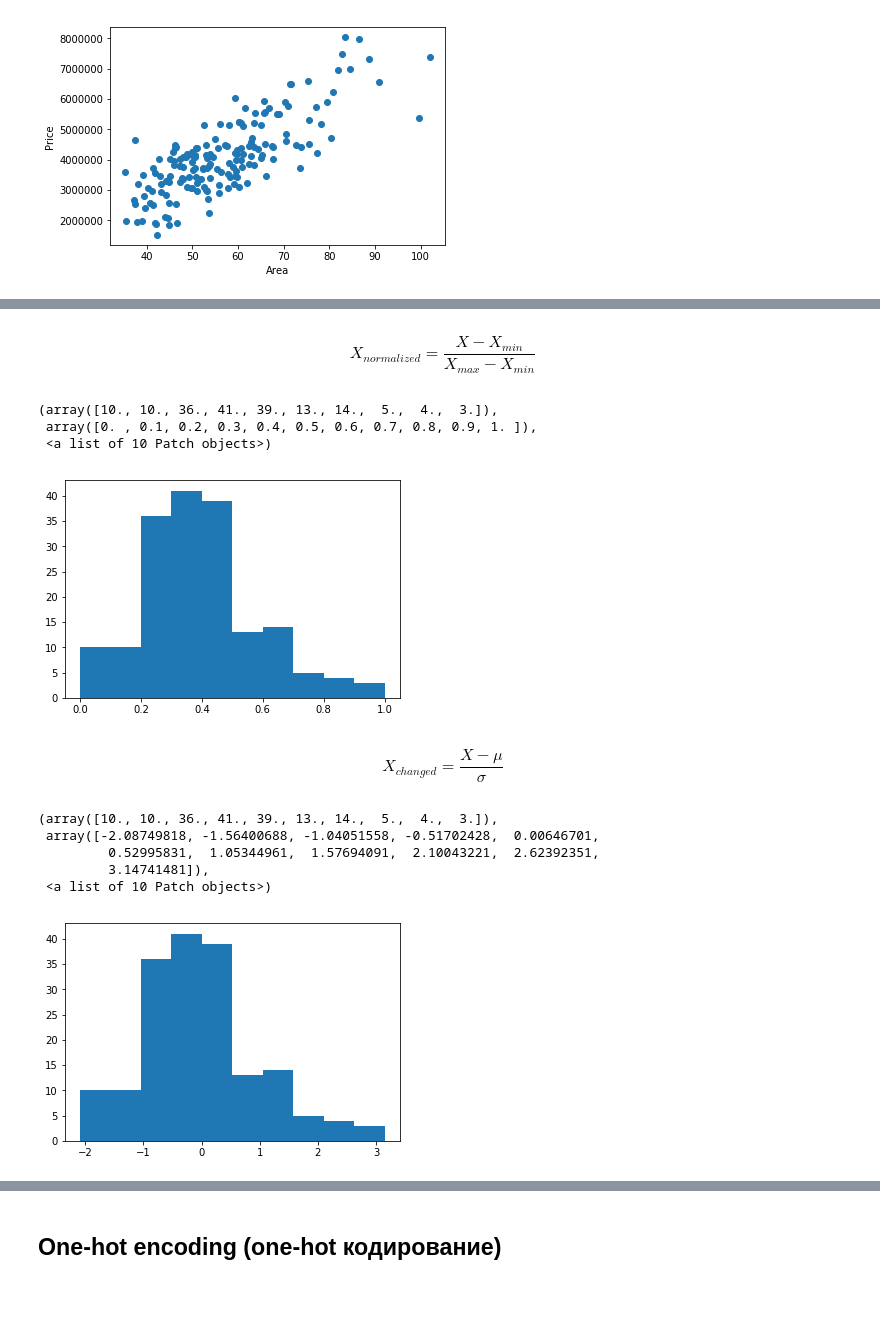
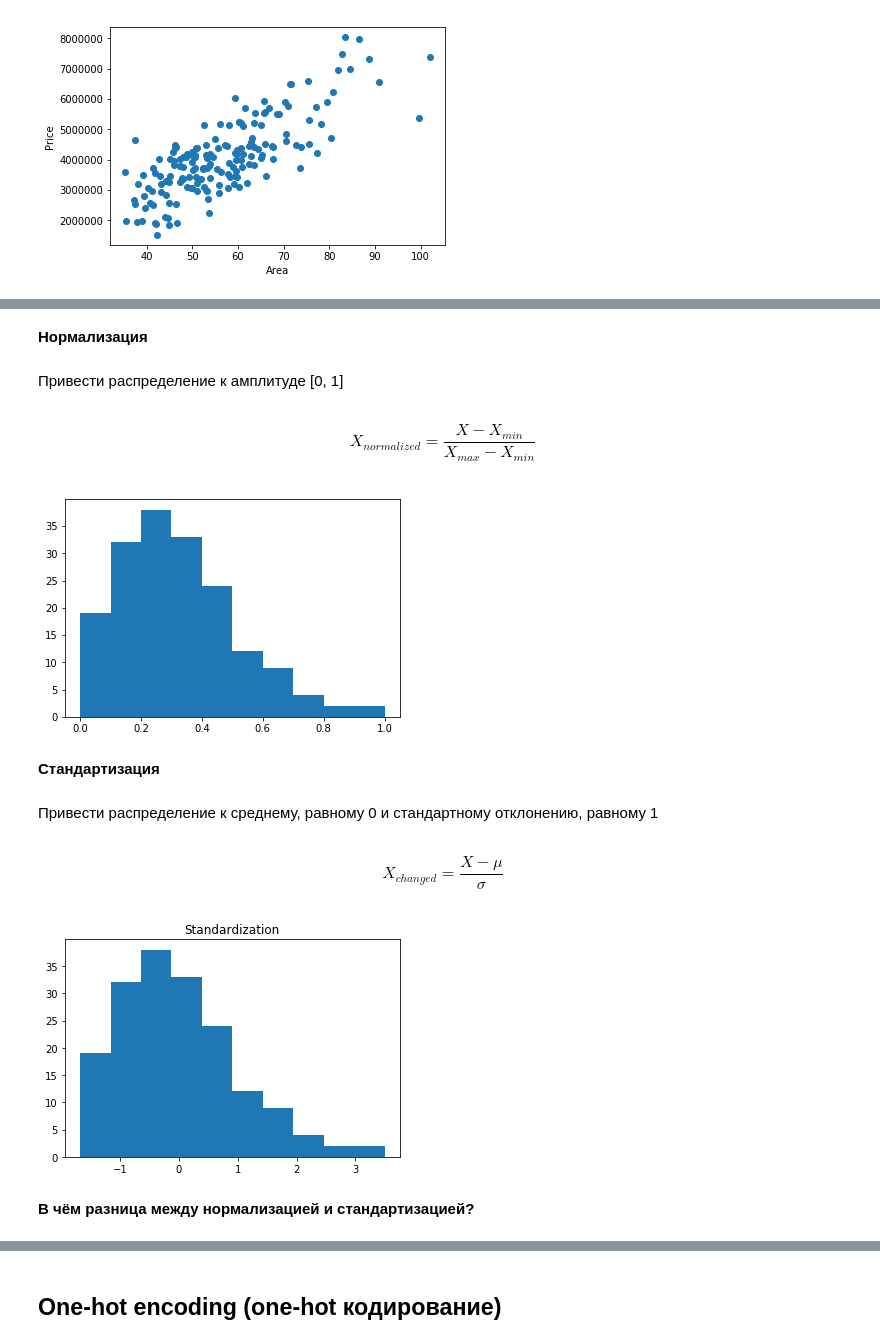
Before and after one commit to bogdansalyp/ml_course, a Jupyter notebook: data_preprocessing.ipynb, the cells around one changed output, grey strips where cells are left out. Cells and saved outputs as stored; diff of their text form; code cells hidden in the pictures; blank space fills up the shorter version.

```diff
--- a/data_preprocessing.ipynb
+++ b/data_preprocessing.ipynb
@@ -7,3 +8,5 @@ import matplotlib.pyplot as plt
+# %%
+DATA_DIR = "data" # путь к данным
 # %% [markdown]
 ## Missing data (отсутствующие данные)
 # %%
@@ -281,4 +258,5 @@ dtype: float64
 # %%
-df_apts = pd.read_csv('apt_prices.csv')
+df_apts = pd.read_csv(os.path.join(DATA_DIR, 'apt_prices.csv'))
+print("df_apts.shape: {}".format(df_apts.shape))
 df_apts.head()
 # %% [output]
@@ -308,20 +296,26 @@ df_apts['X2'].hist()
+# %% [markdown]
+**Нормализация**
+# %% [markdown]
+Привести распределение к амплитуде [0, 1]
 # %% [markdown]
 $$X_{normalized} = \frac{X - X_{min}}{X_{max} - X_{min}}$$
 # %%
-plt.hist((df_apts['X2'] - df_apts['X2'].min()) / (df_apts['X2'].max() - df_apts['X2'].min()))
+plt.hist((df_apts['X1'] - df_apts['X1'].min()) / (df_apts['X1'].max() - df_apts['X1'].min()))
+plt.show("Standardization")
+plt.show()
 # %% [output]
-(array([10., 10., 36., 41., 39., 13., 14.,  5.,  4.,  3.]),
- array([0. , 0.1, 0.2, 0.3, 0.4, 0.5, 0.6, 0.7, 0.8, 0.9, 1. ]),
- <a list of 10 Patch objects>)
-[figure, old version]
+[figure, new version]
+# %% [markdown]
+**Стандартизация**
+# %% [markdown]
+Привести распределение к среднему, равному 0 и стандартному отклонению, равному 1
 # %% [markdown]
 $$X_{changed} = \frac{X - \mu}{\sigma}$$
 # %%
-plt.hist((df_apts['X2'] - df_apts['X2'].mean()) / df_apts['X2'].std())
+plt.hist((df_apts['X1'] - df_apts['X1'].mean()) / df_apts['X1'].std())
+plt.title("Standardization")
+plt.show()
 # %% [output]
-(array([10., 10., 36., 41., 39., 13., 14.,  5.,  4.,  3.]),
- array([-2.08749818, -1.56400688, -1.04051558, -0.51702428,  0.00646701,
-         0.52995831,  1.05344961,  1.57694091,  2.10043221,  2.62392351,
-         3.14741481]),
- <a list of 10 Patch objects>)
-[figure, old version]
+[figure, new version]
+# %% [markdown]
+**В чём разница между нормализацией и стандартизацией?**
```
Also changed, not shown: parts of 64 cells of this notebook, 2 other files.
